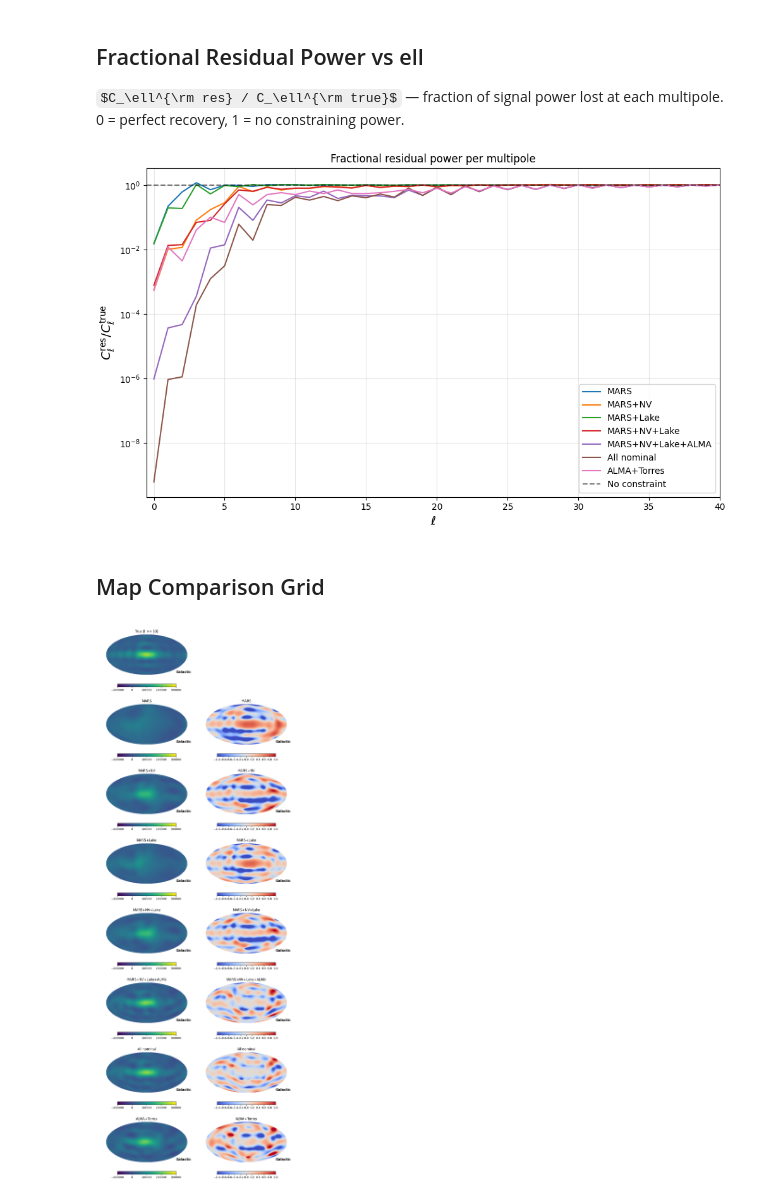
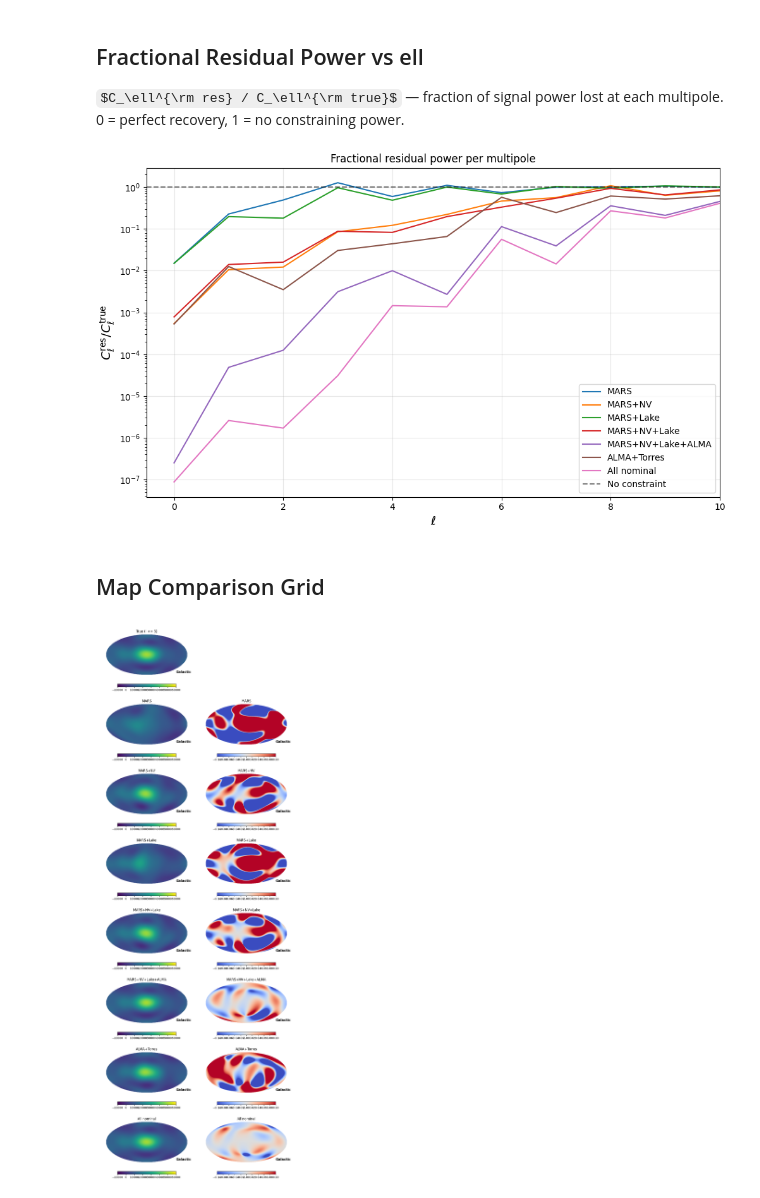
Before and after one commit to MIST-Experiment/mistsim, a Jupyter notebook: notebooks/mapmaking/compare_nominal.ipynb, the cells around one changed output. Cells and saved outputs as stored; diff of their text form; code cells hidden in the pictures; some formulas as TeX source.

```diff
--- a/notebooks/mapmaking/compare_nominal.ipynb
+++ b/notebooks/mapmaking/compare_nominal.ipynb
@@ -11,5 +13,5 @@ import mistsim.plotting as msplt
 # %%
-results_dir = Path("results")
+results_dir = Path("results/40mhz")
 
 # 7 nominal runs in order of increasing coverage
 runs = [
@@ -18,8 +20,8 @@ runs = [
     "mars-lake",
     "mars-nv-lake",
     "mars-nv-lake-alma",
+    "alma-torres",
     "all-nominal",
-    "alma-torres",
 ]
 labels = [
     "MARS",
@@ -27,8 +29,8 @@ labels = [
     "MARS+Lake",
     "MARS+NV+Lake",
     "MARS+NV+Lake+ALMA",
+    "ALMA+Torres",
     "All nominal",
-    "ALMA+Torres",
 ]
 
 data = {}
@@ -245,20 +247,20 @@ ax.set_ylabel(r"$C_\ell^{\rm res} / C_\ell^{\rm true}$", fontsize=14)
 ax.set_title("Fractional residual power per multipole")
 ax.legend(fontsize=10)
 ax.grid(alpha=0.3)
-ax.set_xlim(-0.5, 40)
+ax.set_xlim(-0.5, 10)
 plt.show()
 # %% [output]
-[figure, old version]
+[figure, new version]
 # %% [markdown]
 ## Map Comparison Grid
 # %%
 x_recs = [data[run]["x_rec"] for run in runs]
 
 fig = msplt.plot_comparison_grid(
-    x_true, x_recs, labels, lmax, plot_lmax=10,
-    nside=128, plot_galactic=True, frac_range=1.0,
+    x_true, x_recs, labels, lmax, plot_lmax=5,
+    nside=128, plot_galactic=True, frac_range=.1,
     ratio=True, orientation="vertical",
 )
 plt.show()
 # %% [output]
-[figure, old version]
+[figure, new version]
```
Also changed, not shown: parts of 10 cells of this notebook, 23 other files.
